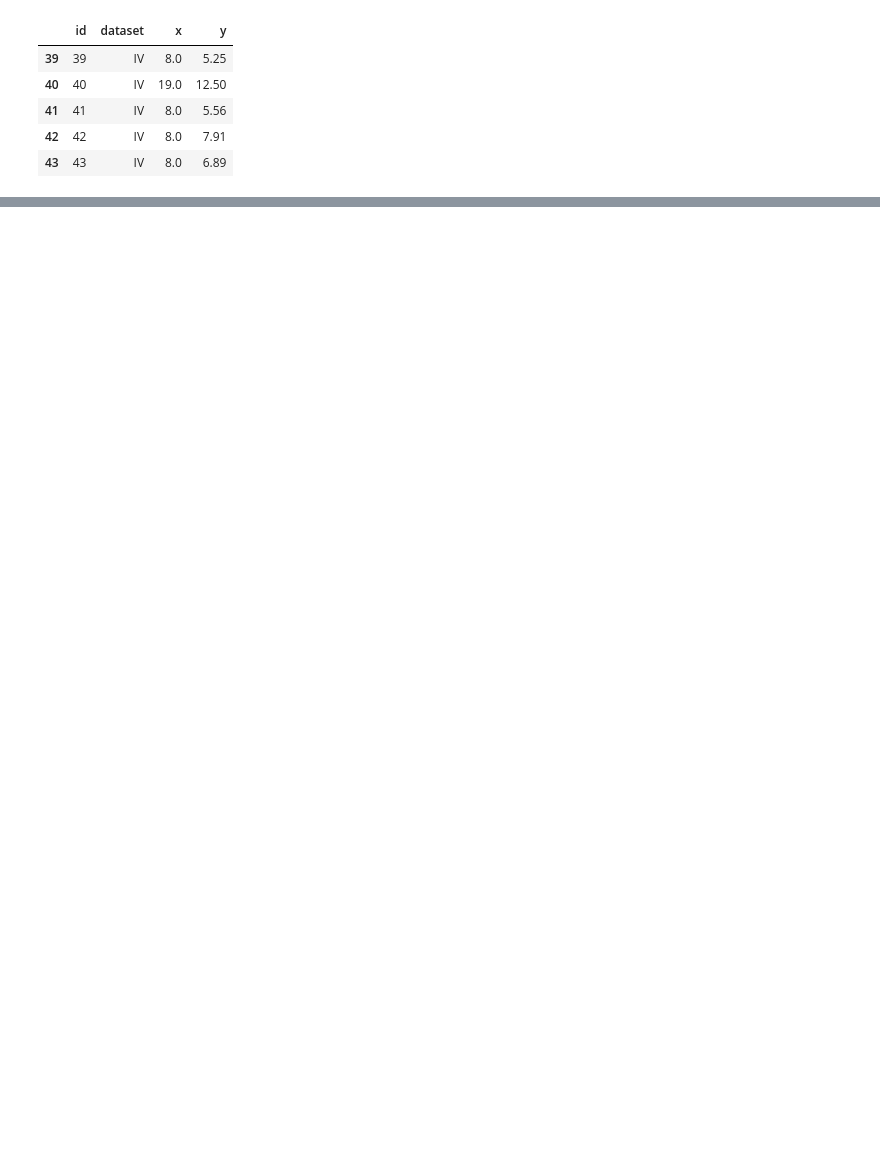
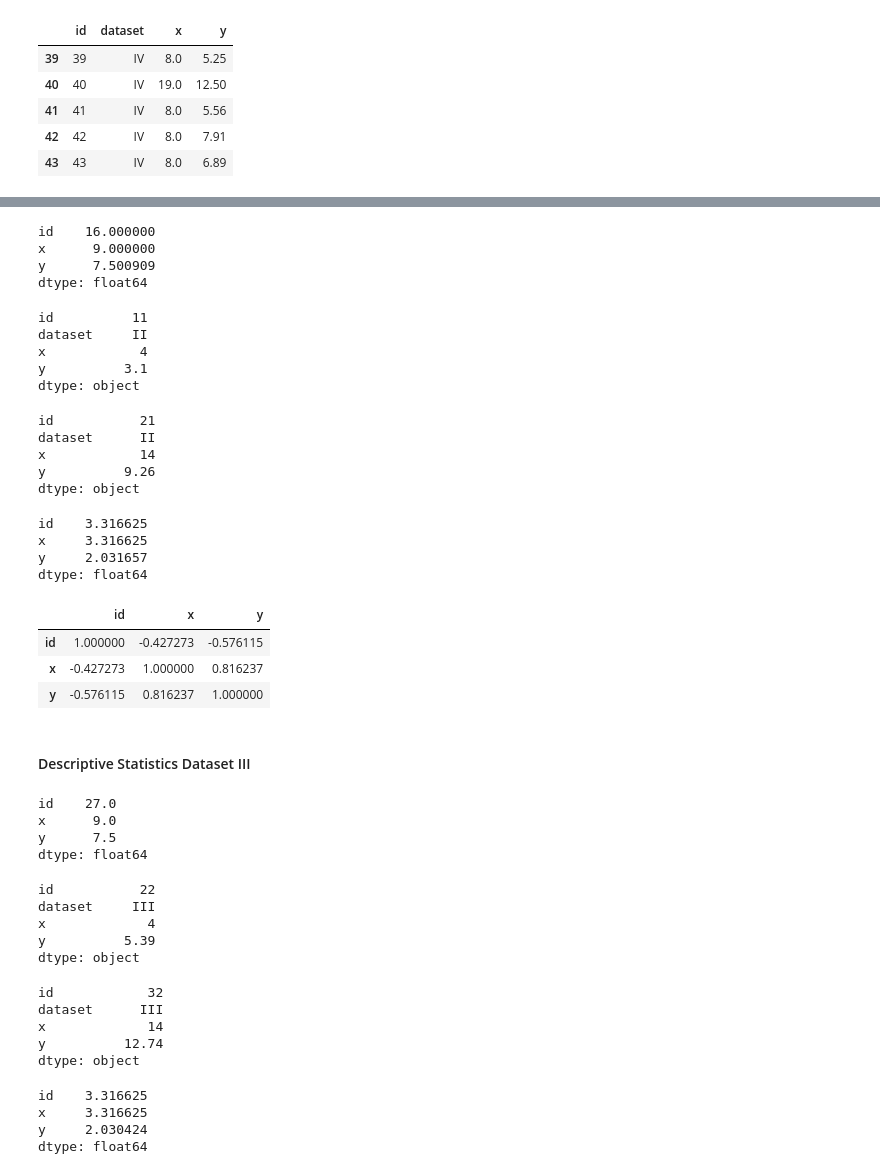
Before and after one commit to Wayne742/Fund-Practical-Assignments-S2, a Jupyter notebook: Fundamentals of Data Analysis Assignment 2018.ipynb, the cells around one changed output, grey strips where cells are left out. Drawn from its saved outputs; the diff is of its cells as text; code cells hidden in the pictures; blank space fills up the shorter version.

```diff
--- a/Fundamentals of Data Analysis Assignment 2018.ipynb
+++ b/Fundamentals of Data Analysis Assignment 2018.ipynb
@@ -258,0 +330,78 @@ Demomstrates the importance of plotting the data. For me at this point the big q
+# %%
+# Mean for Dataset II
+df[df.loc[:,'dataset']=='II'].mean()
+# %% [output]
+id    16.000000
+x      9.000000
+y      7.500909
+dtype: float64
+# %%
+# Min for Dataset II
+df[df.loc[:,'dataset']=='II'].min()
+# %% [output]
+id          11
+dataset     II
+x            4
+y          3.1
+dtype: object
+# %%
+# Max for Dataset II
+df[df.loc[:,'dataset']=='II'].max()
+# %% [output]
+id           21
+dataset      II
+x            14
+y          9.26
+dtype: object
+# %%
+# Standard Deviation for Dataset II
+df[df.loc[:,'dataset']=='II'].std()
+# %% [output]
+id    3.316625
+x     3.316625
+y     2.031657
+dtype: float64
+# %%
+# Correlation for Dataset II
+df[df.loc[:,'dataset']=='II'].corr()
+# %% [output]
+|  | id | x | y |
+| id | 1.000000 | -0.427273 | -0.576115 |
+| x | -0.427273 | 1.000000 | 0.816237 |
+| y | -0.576115 | 0.816237 | 1.000000 |
+# %% [markdown]
+#### Descriptive Statistics Dataset III
+# %%
+# Mean for Dataset III
+df[df.loc[:,'dataset']=='III'].mean()
+# %% [output]
+id    27.0
+x      9.0
+y      7.5
+dtype: float64
+# %%
+# Min for Dataset III
+df[df.loc[:,'dataset']=='III'].min()
+# %% [output]
+id           22
+dataset     III
+x             4
+y          5.39
+dtype: object
+# %%
+# Max for Dataset III
+df[df.loc[:,'dataset']=='III'].max()
+# %% [output]
+id            32
+dataset      III
+x             14
+y          12.74
+dtype: object
+# %%
+# Standard Deviation for Dataset III
+df[df.loc[:,'dataset']=='III'].std()
+# %% [output]
+id    3.316625
+x     3.316625
+y     2.030424
+dtype: float64
```
Also changed, not shown: parts of 26 cells of this notebook.
